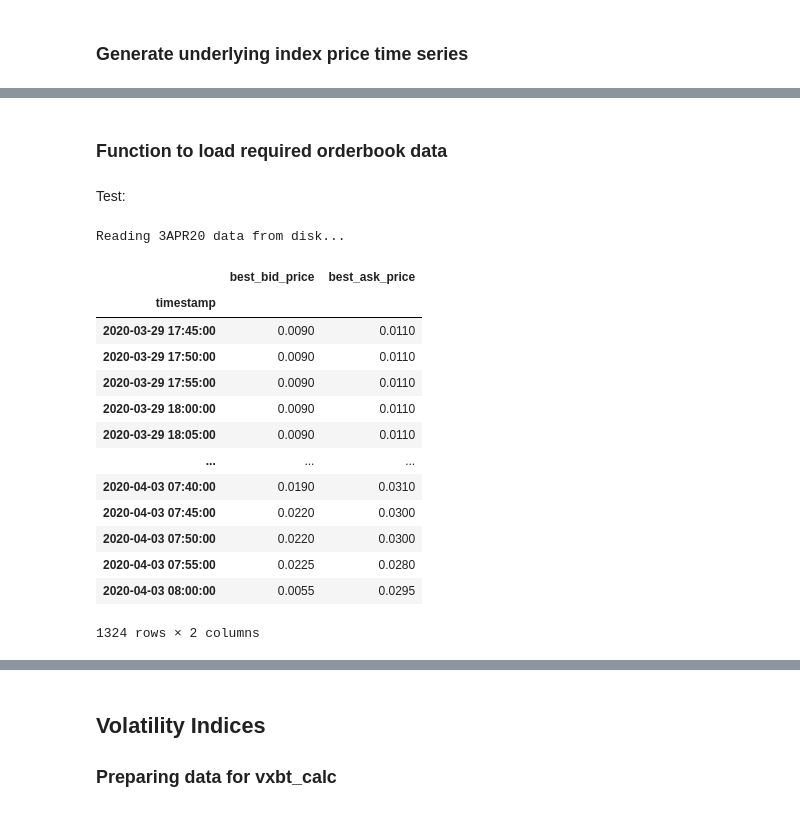
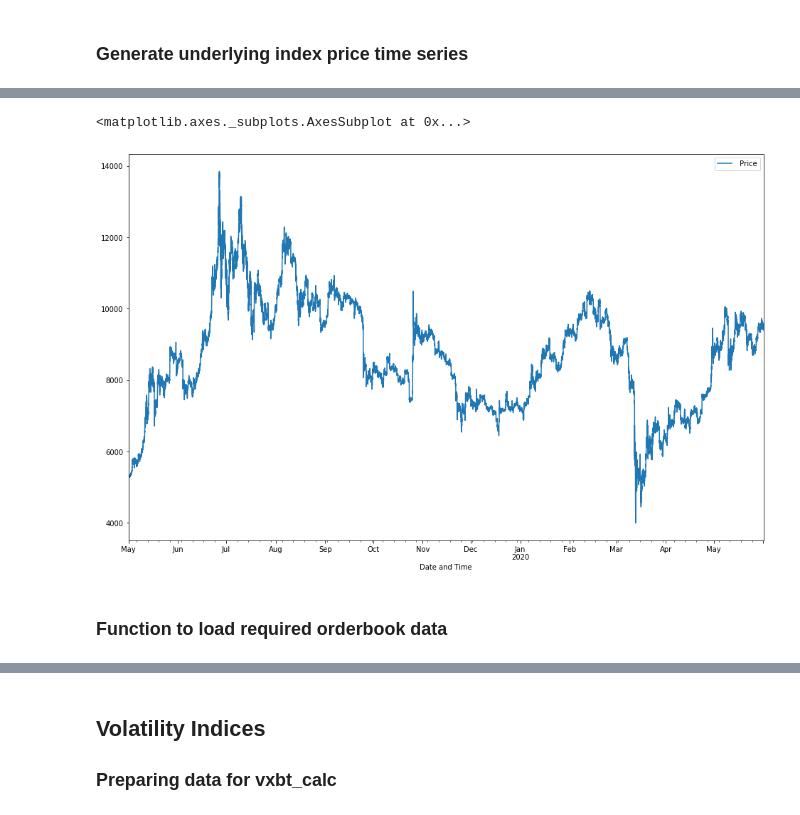
Before and after one commit to Globe-Research/bitfear, a Jupyter notebook: vix-implementation/volatility-time-series.ipynb, the cells around one changed output, grey strips where cells are left out. Saved outputs shown, nothing was run; the diff lists cells and outputs as text; code cells hidden in the pictures.

```diff
--- a/vix-implementation/volatility-time-series.ipynb
+++ b/vix-implementation/volatility-time-series.ipynb
@@ -78,0 +11,5 @@ plt.plot(index_prices_5min)
+# %%
+btc_index_dbit_df = pd.read_csv('../sentiment/deribit_btc_usd_index_19-05-01_20-05-31_5min.csv')
+btc_index_dbit_df['Date and Time'] = pd.to_datetime(btc_index_dbit_df['Date and Time'], format='%Y-%m-%d %H:%M:%S')
+btc_index_dbit_df = btc_index_dbit_df.set_index('Date and Time')
+btc_index_dbit_df
@@ -79,3 +31,8 @@ plt.plot(index_prices_5min)
+# %%
+btc_index_dbit_df.plot()
+# %% [output]
+<matplotlib.axes._subplots.AxesSubplot at 0x...>
+[figure, added]
 # %% [markdown]
 ### Function to load required orderbook data
 # %%
@@ -117,25 +84,3 @@ def read_orderbook_data(csv_paths, expiry, data_dict=dict()):
         data_dict[exp][strike][cp] = df_resampled
 
     return data_dict
-# %% [markdown]
-Test:
-# %%
-# This call should return a five-minute resampled time-series dataframe of best bids and asks for BTC-3APR20-6750-C.
-test = read_orderbook_data([csv_path], '3APR20')['3APR20'][6750][co]
-test
-# %% [output]
-Reading 3APR20 data from disk...
-|  | best_bid_price | best_ask_price |
-| timestamp |  |  |
-| 2020-03-29 17:45:00 | 0.0090 | 0.0110 |
-| 2020-03-29 17:50:00 | 0.0090 | 0.0110 |
-| 2020-03-29 17:55:00 | 0.0090 | 0.0110 |
-| 2020-03-29 18:00:00 | 0.0090 | 0.0110 |
-| 2020-03-29 18:05:00 | 0.0090 | 0.0110 |
-| ... | ... | ... |
-| 2020-04-03 07:40:00 | 0.0190 | 0.0310 |
-| 2020-04-03 07:45:00 | 0.0220 | 0.0300 |
-| 2020-04-03 07:50:00 | 0.0220 | 0.0300 |
-| 2020-04-03 07:55:00 | 0.0225 | 0.0280 |
-| 2020-04-03 08:00:00 | 0.0055 | 0.0295 |
-1324 rows × 2 columns
```
Also changed, not shown: parts of 45 cells of this notebook.
